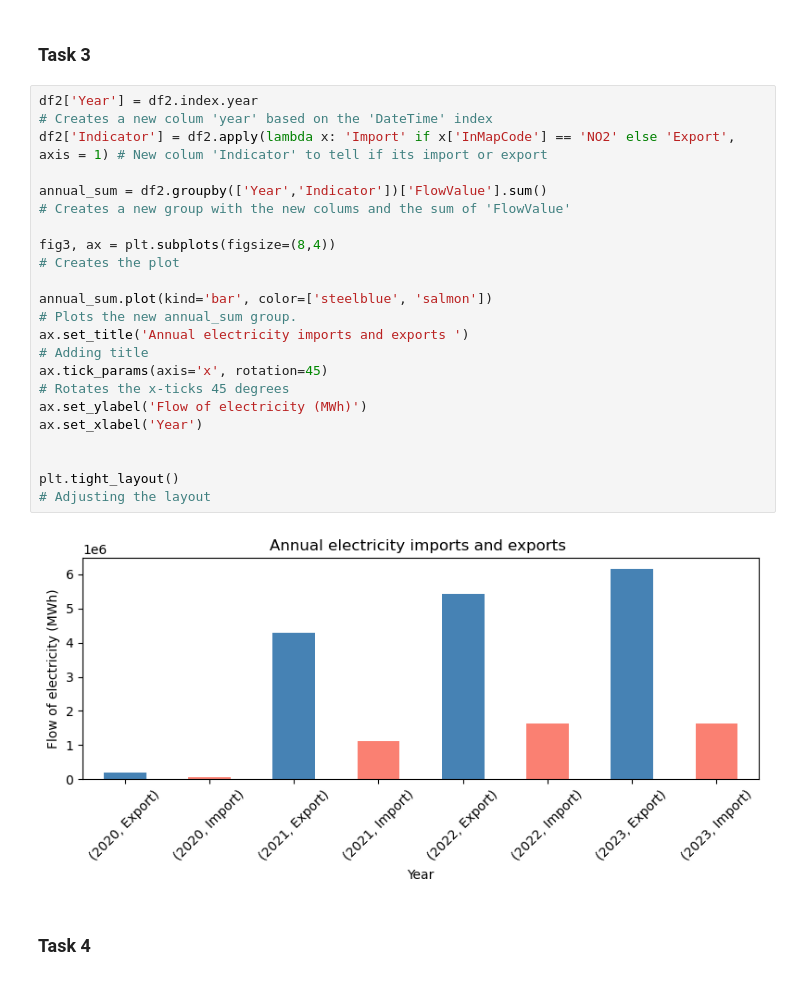
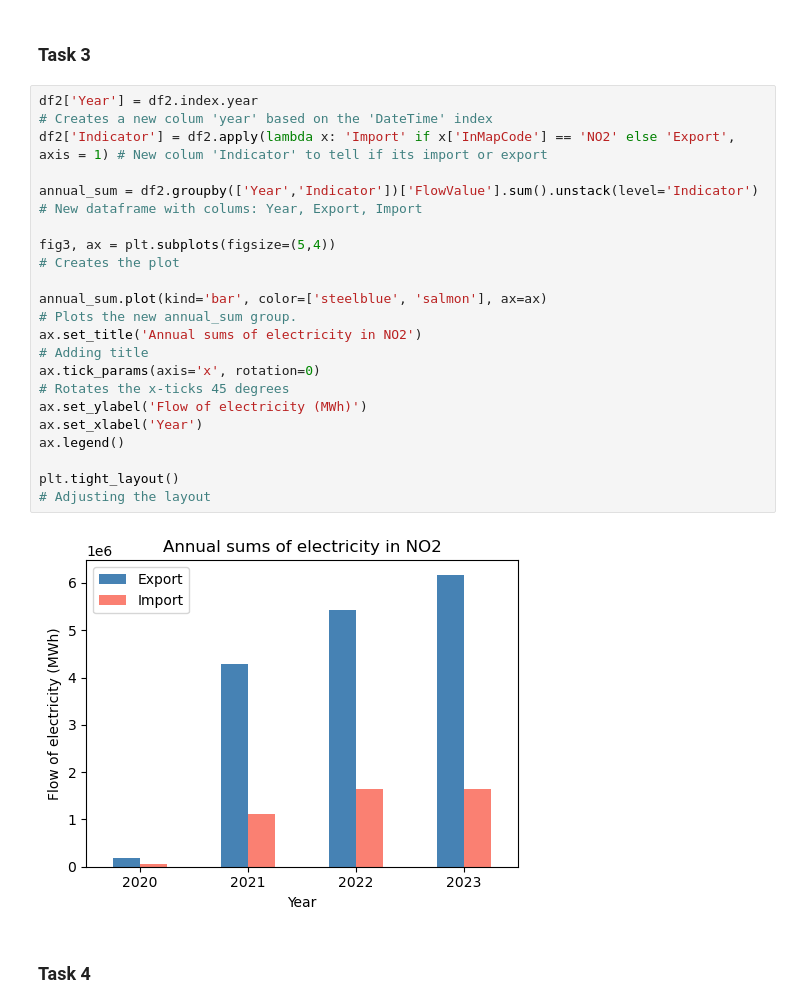
Before and after one commit to AndreasNoklebye/TECH2-Exam, a Jupyter notebook: exam-tech2.ipynb, the cells around one changed output. Saved outputs shown, nothing was run; the diff lists cells and outputs as text.

```diff
--- a/exam-tech2.ipynb
+++ b/exam-tech2.ipynb
@@ -129,21 +129,21 @@ table                                           # Prints the table
 # %%
 df2['Year'] = df2.index.year                                                                        # Creates a new colum 'year' based on the 'DateTime' index
 df2['Indicator'] = df2.apply(lambda x: 'Import' if x['InMapCode'] == 'NO2' else 'Export', axis = 1) # New colum 'Indicator' to tell if its import or export
 
-annual_sum = df2.groupby(['Year','Indicator'])['FlowValue'].sum()                                   # Creates a new group with the new colums and the sum of 'FlowValue'
+annual_sum = df2.groupby(['Year','Indicator'])['FlowValue'].sum().unstack(level='Indicator')        # New dataframe with colums: Year, Export, Import
 
-fig3, ax = plt.subplots(figsize=(8,4))                                                              # Creates the plot
+fig3, ax = plt.subplots(figsize=(5,4))                                                              # Creates the plot
 
-annual_sum.plot(kind='bar', color=['steelblue', 'salmon'])                                          # Plots the new annual_sum group.
-ax.set_title('Annual electricity imports and exports ')                                             # Adding title
-ax.tick_params(axis='x', rotation=45)                                                               # Rotates the x-ticks 45 degrees
+annual_sum.plot(kind='bar', color=['steelblue', 'salmon'], ax=ax)                                   # Plots the new annual_sum group.
+ax.set_title('Annual sums of electricity in NO2')                                                   # Adding title
+ax.tick_params(axis='x', rotation=0)                                                                # Rotates the x-ticks 45 degrees
 ax.set_ylabel('Flow of electricity (MWh)')
 ax.set_xlabel('Year')
-
+ax.legend()
 
 plt.tight_layout()                                                                                  # Adjusting the layout
 # %% [output]
-[figure, old version]
+[figure, new version]
 # %% [markdown]
 ### Task 4
 # %%
```
Also changed, not shown: parts of 6 cells of this notebook.
